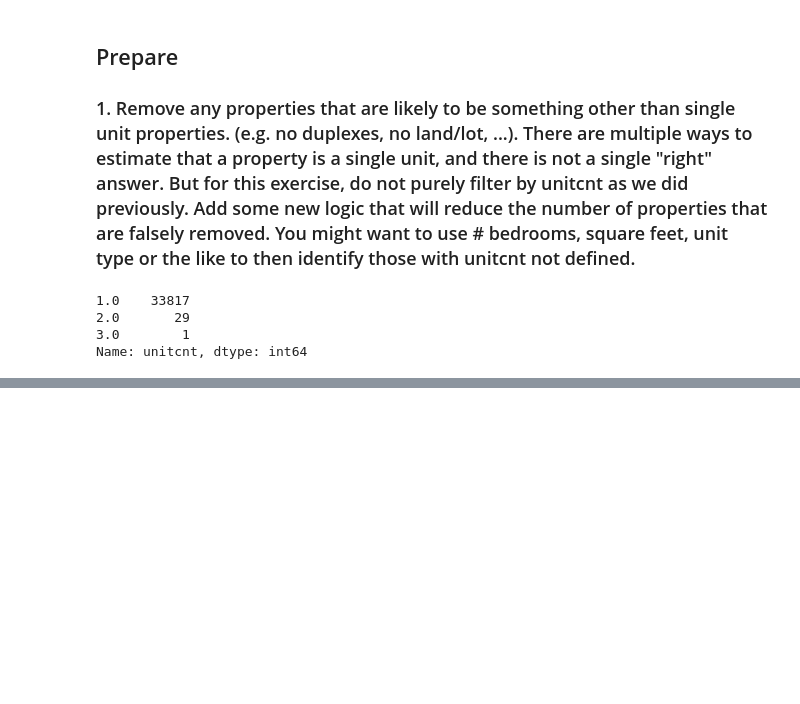
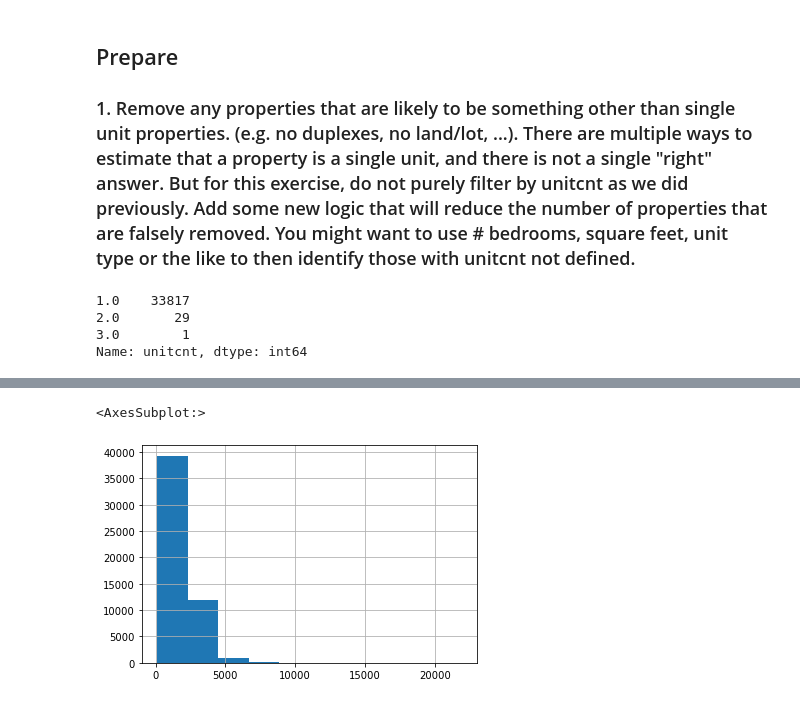
Before and after one commit to brianclements03/clustering, a Jupyter notebook: Wragle_exercises.ipynb, the cells around one changed output, grey strips where cells are left out. Drawn from its saved outputs; the diff is of its cells as text; code cells hidden in the pictures; blank space fills up the shorter version.

```diff
--- a/Wragle_exercises.ipynb
+++ b/Wragle_exercises.ipynb
@@ -338,0 +285,5 @@ Name: maxdate, Length: 52439, dtype: object
+# %%
+df.calculatedfinishedsquarefeet.hist()
+# %% [output]
+<AxesSubplot:>
+[figure, added]
```
Also changed, not shown: parts of 14 cells of this notebook, 4 other files.
